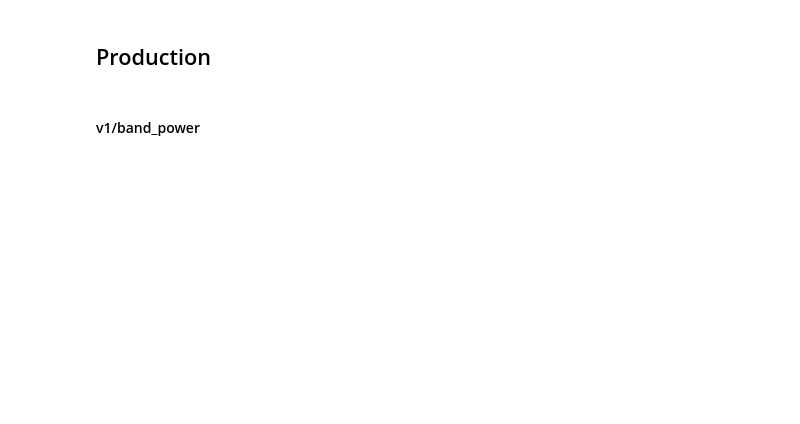
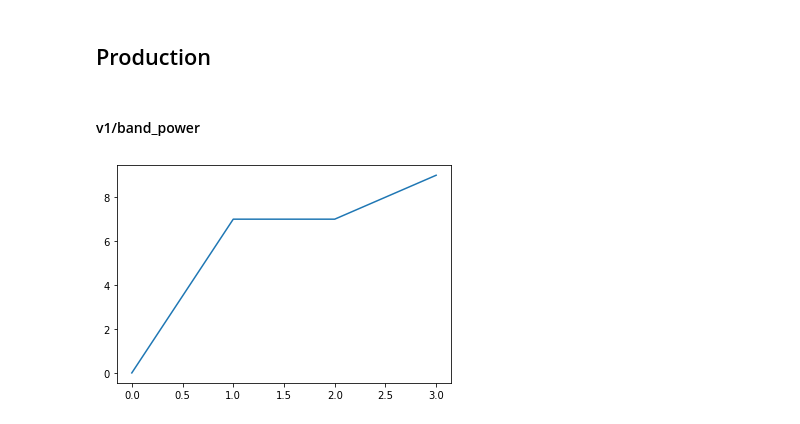
Before and after one commit to rune-labs/poorvi-playground, a Jupyter notebook: get_power_api.ipynb, the cells around one changed output. Drawn from its saved outputs; the diff is of its cells as text; code cells hidden in the pictures; blank space fills up the shorter version.

```diff
--- a/get_power_api.ipynb
+++ b/get_power_api.ipynb
@@ -156,3 +314,101 @@ prod_params = {
     'severity': '*'
 }
 run_test_requests(prod_params, prod_headers, 'probability_symptom', 'probability', env='prod')
+# %%
+# cell 1
+from IPython.display import display
+
+import random as rd
+import numpy as np
+import pandas as pd
+import matplotlib.pylab as plt
+
+# cell 2
+class Output:
+    """
+    Helper class
+    """
+    def __init__(self, name='my-display'):
+        self.h = display(display_id=name)
+        self.content = ''
+        self.mime_type = None
+        self.dic_kind = {
+            'text': 'text/plain',
+            'markdown': 'text/markdown',
+            'html': 'text/html',
+        }
+
+    def display(self):
+        self.h.display({'text/plain': ''}, raw=True)
+
+    def _build_obj(self, content, kind, append, new_line):
+        self.mime_type = self.dic_kind.get(kind)
+        if not self.mime_type:
+            return content, False
+        if append:
+            sep = '\n' if new_line else ''
+            self.content = self.content + sep + content
+        else:
+            self.content = content
+        return {self.mime_type: self.content}, True
+
+    def update(self, content, kind=None, append=False, new_line=True):
+        obj, raw = self._build_obj(content, kind, append, new_line)
+        self.h.update(obj, raw=raw)
+
+
+# cell 3
+out = Output(name='my-display-2')
+out.display()
+# ==> output is updated at each h.update() command in cells below
+
+# cell 4
+s = ''.join(rd.choices('abcedfghijklmn', k=5))
+out.update(s, kind='text', append=False)
+
+# cell 5
+a, b = rd.choices(range(10), k=2)
+s = f'''\
+# Heading one {a}
+
+This is a sample  {b}
+
+* a
+* list
+'''
+out.update(s, kind='markdown', append=True)
+
+# cell 6
+a, b = rd.choices(range(10), k=2)
+s = f'''\
+<h3>My Title {a}</h3>
+<p>My paragraph {b}</p>
+'''
+out.update(s, kind='html')
+
+# cell 7
+a, b, c, d = rd.choices(range(10), k=4)
+arr = np.array([[a,b,c,d], [d,c,b,a]])
+out.update(arr)
+
+# cell 8
+a, b, c, d = rd.choices(range(10), k=4)
+df = pd.DataFrame(data=[[a,b],[c,d]], columns=['A', 'B'])
+out.update(df)
+
+# cell 9
+a, b, c, d = rd.choices(range(10), k=4)
+df = pd.DataFrame(data=[[a,b],[c,d]], columns=['a', 'b'])
+ax = df.plot();
+fig = ax.get_figure()
+out.update(fig)
+plt.close()
+
+# cell 10
+fig, ax = plt.subplots()
+a,b,c,d = rd.choices(range(10), k=4)
+ax.plot([a,b,c,d]);
+out.update(fig)
+plt.close()
+# %% [output]
+[figure, added]
```
Also changed, not shown: parts of 13 cells of this notebook.
